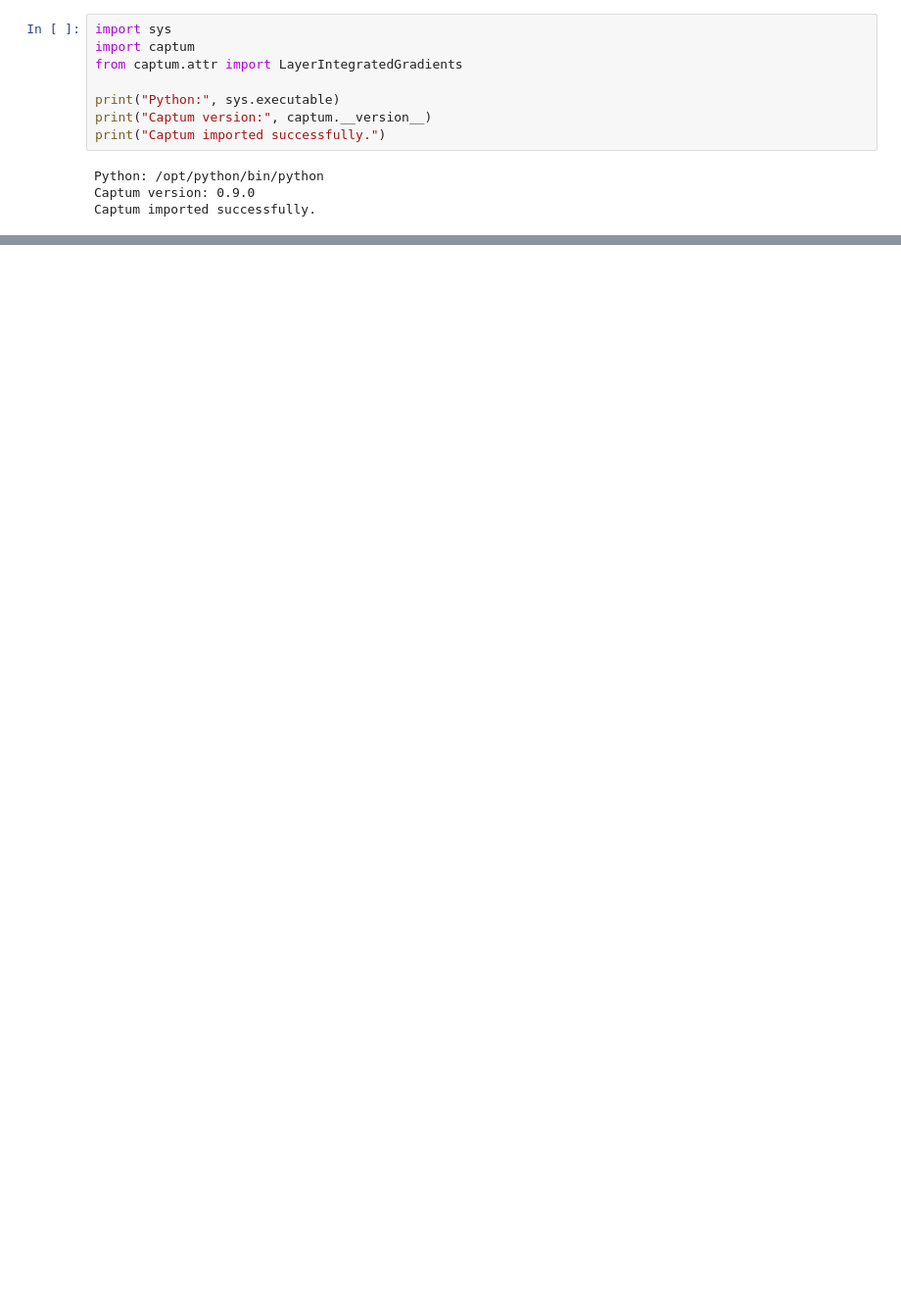
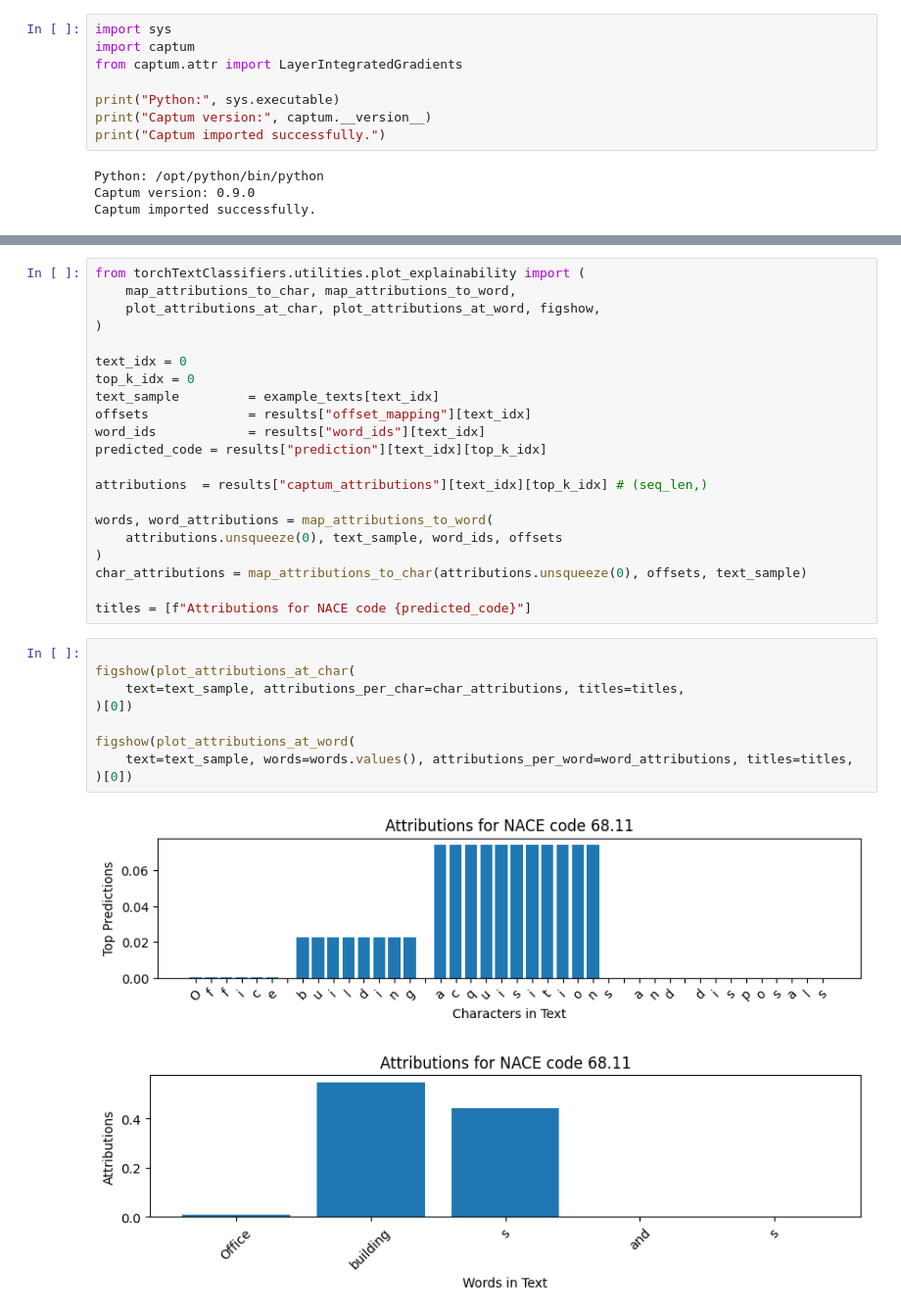
Before and after one commit to sarahdst/funathon-project2, a Jupyter notebook: funathon.ipynb, the cells around one changed output, grey strips where cells are left out. Shown at 98% size. Cells and saved outputs as stored; diff of their text form; blank space fills up the shorter version.

```diff
--- a/funathon.ipynb
+++ b/funathon.ipynb
@@ -531,0 +543,33 @@ Text: Roof space leasing for energy generation
+# %%
+from torchTextClassifiers.utilities.plot_explainability import (
+    map_attributions_to_char, map_attributions_to_word,
+    plot_attributions_at_char, plot_attributions_at_word, figshow,
+)
+
+text_idx = 0
+top_k_idx = 0
+text_sample         = example_texts[text_idx]
+offsets             = results["offset_mapping"][text_idx]
+word_ids            = results["word_ids"][text_idx]
+predicted_code = results["prediction"][text_idx][top_k_idx]
+
+attributions  = results["captum_attributions"][text_idx][top_k_idx] # (seq_len,)
+
+words, word_attributions = map_attributions_to_word(
+    attributions.unsqueeze(0), text_sample, word_ids, offsets
+)
+char_attributions = map_attributions_to_char(attributions.unsqueeze(0), offsets, text_sample)
+
+titles = [f"Attributions for NACE code {predicted_code}"]
+# %%
+
+figshow(plot_attributions_at_char(
+    text=text_sample, attributions_per_char=char_attributions, titles=titles,
+)[0])
+
+figshow(plot_attributions_at_word(
+    text=text_sample, words=words.values(), attributions_per_word=word_attributions, titles=titles,
+)[0])
+# %% [output]
+[figure, added]
+[figure, added]
```
Also changed, not shown: parts of 13 cells of this notebook.
